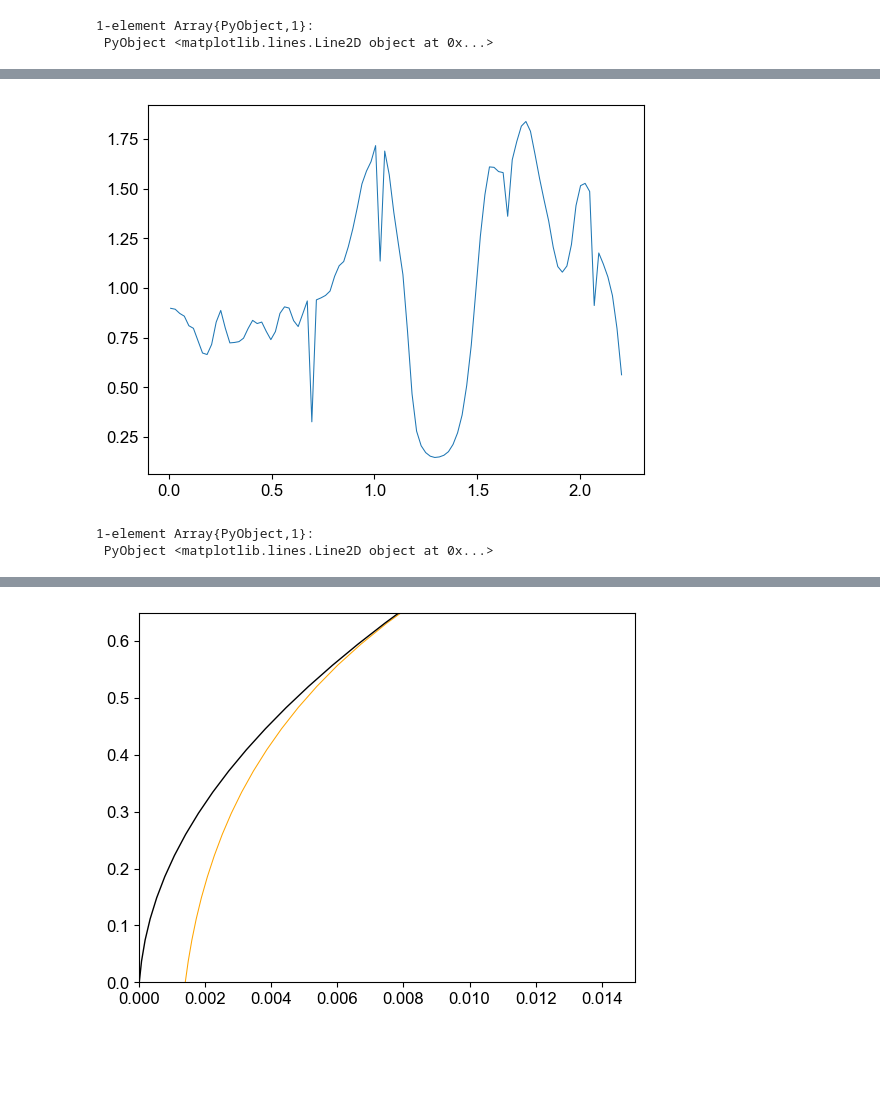
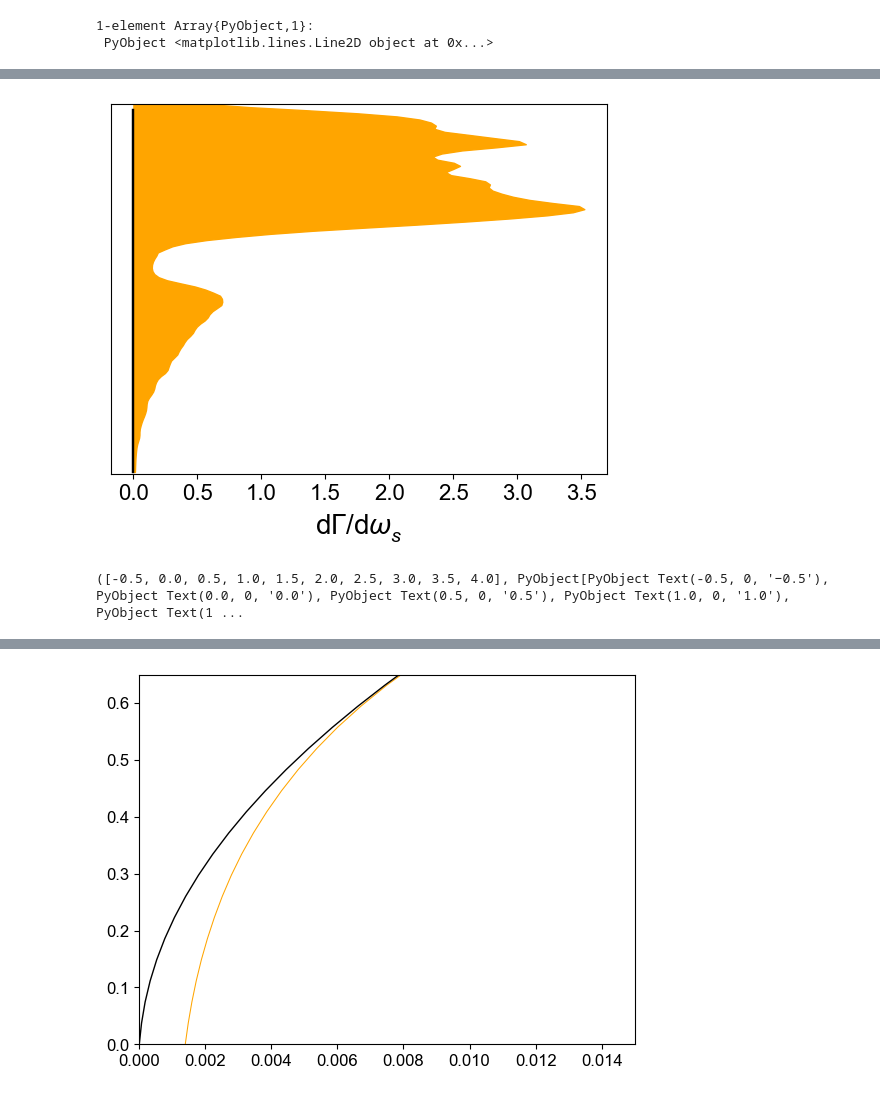
Before and after one commit to 16elinas/xopdc, a Jupyter notebook: phc_fig_analysis.ipynb, the cells around one changed output, grey strips where cells are left out. Saved outputs shown, nothing was run; the diff lists cells and outputs as text; code cells hidden in the pictures; blank space fills up the shorter version.

```diff
--- a/phc_fig_analysis.ipynb
+++ b/phc_fig_analysis.ipynb
@@ -399,6 +395,14 @@ tight_layout(pad=1.0, h_pad=0.35, w_pad=0.5)
-# %%
-plot(ωirange*ħeV,dΓdω./dΓdω_fs)
-# %% [output]
-[figure, removed]
-1-element Array{PyObject,1}:
- PyObject <matplotlib.lines.Line2D object at 0x...>
+# %%
+ωirange = range(0.01/ħeV, Emax/ħeV, length=size(dΓdω)[1])
+
+fill_betweenx(ωirange*ħeV, dΓdω*1e7, color="orange", label="PhC")
+PyPlot.plot(dΓdω_fs[1:3:end]*1e7*0.3, ωirange[1:3:end]*ħeV, label="Unstructured", color="black", linewidth=1.75)
+#title("Efficiency spectrum")
+ylim(0, Emax)
+# xlim(0, 1.1*maximum(dΓdω)*1e7)
+xlabel(L"dΓ/d$ω_s$", fontsize=20, labelpad=6)
+yticks([])
+xticks(fontsize=16)
+# %% [output]
+[figure, added]
+([-0.5, 0.0, 0.5, 1.0, 1.5, 2.0, 2.5, 3.0, 3.5, 4.0], PyObject[PyObject Text(-0.5, 0, '−0.5'), PyObject Text(0.0, 0, '0.0'), PyObject Text(0.5, 0, '0.5'), PyObject Text(1.0, 0, '1.0'), PyObject Text(1 ...
```
Also changed, not shown: parts of 15 cells of this notebook.
